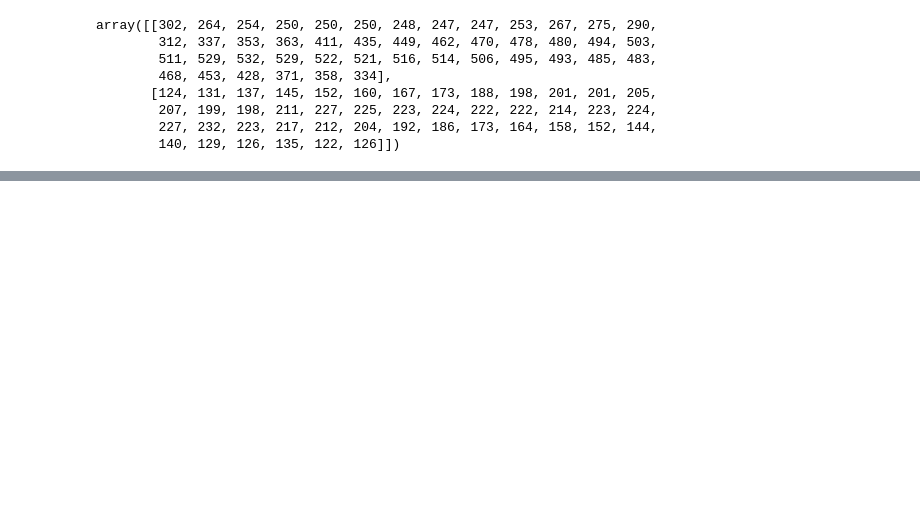
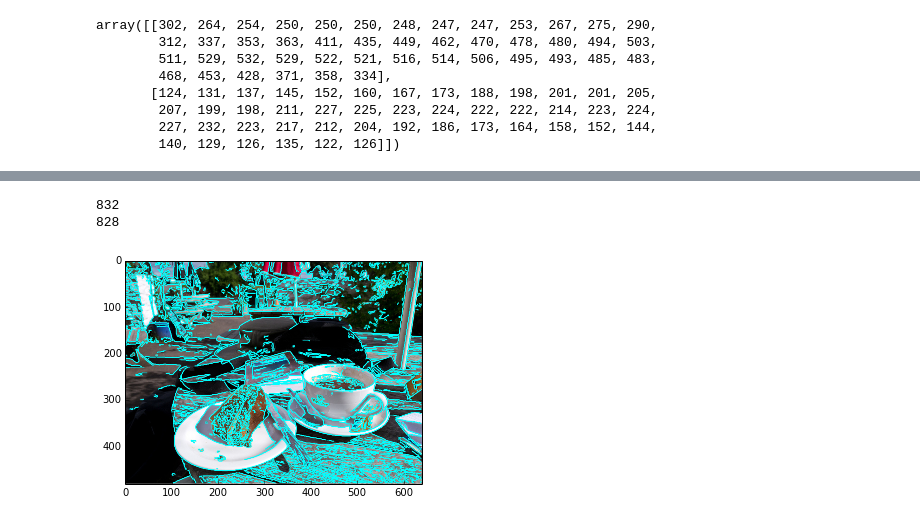
Before and after one commit to dorisjlee/crowd-seg, a Jupyter notebook: analysis/2016_12_29_CVBasedMetrics.ipynb, the cells around one changed output, grey strips where cells are left out. Cells and saved outputs as stored; diff of their text form; code cells hidden in the pictures; blank space fills up the shorter version.

Commit message:
distance based filter, fixed length based filter , implemented plot contour func

```diff
--- a/analysis/2016_12_29_CVBasedMetrics.ipynb
+++ b/analysis/2016_12_29_CVBasedMetrics.ipynb
@@ -167,4 +167,5 @@ discard contours which are (1) shorter than 3% of w, because such contours tend
 annotation, or (3) oriented more than 20 degrees away from the nearby user annotation. Finally, we find the boundary which has the most edge overlap and we assign a score to the user annotation in proportion to how much this best boundary was dilated or eroded.
 # %%
 #Filter out contours shorter than 3% of w
-contours = filter(lambda x: len(x)<0.03*w,contours)
+# length_filtered_contours = filter(lambda x: len(x)>0.03*w,contours)
+length_filtered_contours = filter(lambda x: cv2.arcLength(x,False)>0.03*w,contours)
@@ -187,0 +294,3 @@ array([[302, 264, 254, 250, 250, 250, 248, 247, 247, 253, 267, 275, 290,
+# %%
+i=0
+c = length_filtered_contours[i][:,0]
@@ -187,0 +312,23 @@ array([[302, 264, 254, 250, 250, 250, 248, 247, 247, 253, 267, 275, 290,
+# %%
+print len(length_filtered_contours)
+print len(dist_length_filtered_contours)
+# %% [output]
+832
+828
+# %%
+x,y = zip(*c[:,0])
+# %%
+def plotContour(img_name,contour_lst):
+    img = plt.imread(img_name)
+    plt.gca().invert_yaxis()
+    plt.imshow(img,cmap= cm.Greys)
+    for c in contour_lst:
+        x,y = zip(*c[:,0])
+        plt.plot(x,y,color='cyan',linewidth=0.5)
+    dim = shape(img)
+    plt.xlim(0,dim[1])
+    plt.ylim(dim[0],0)
+# %%
+plotContour(img_name,contours)
+# %% [output]
+[figure, added]
```
Also changed, not shown: parts of 32 cells of this notebook.
